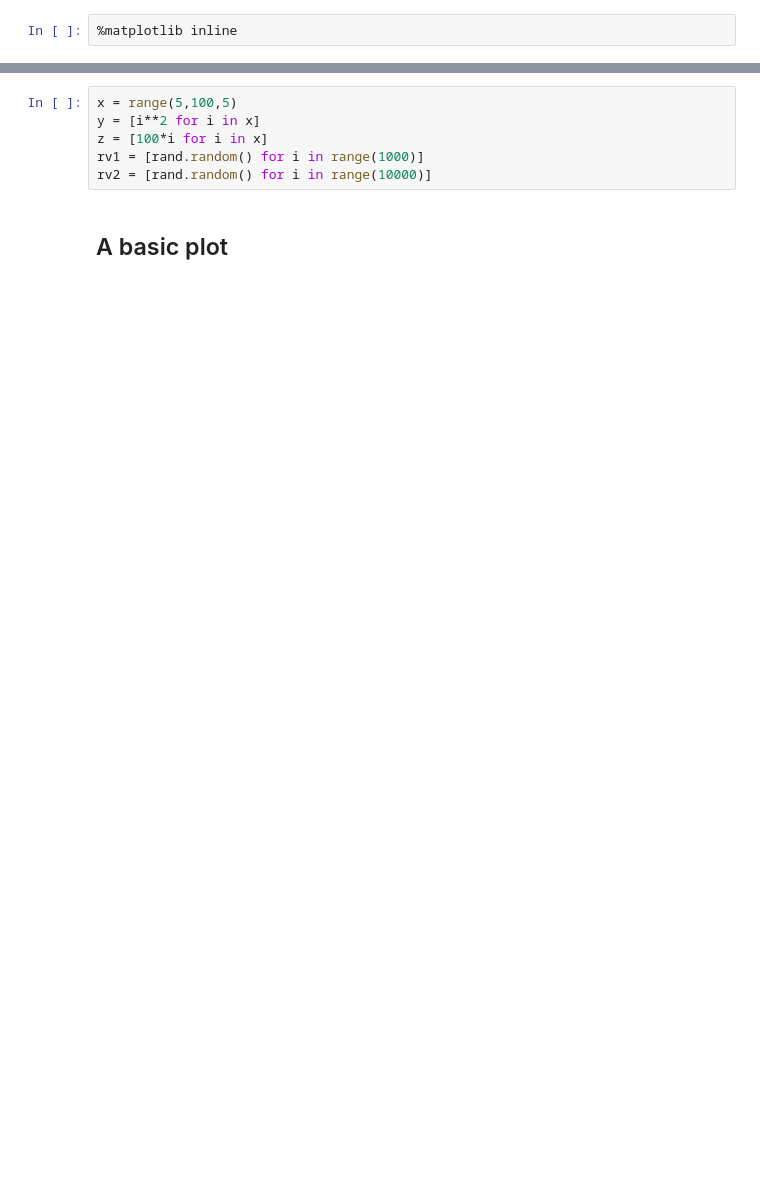
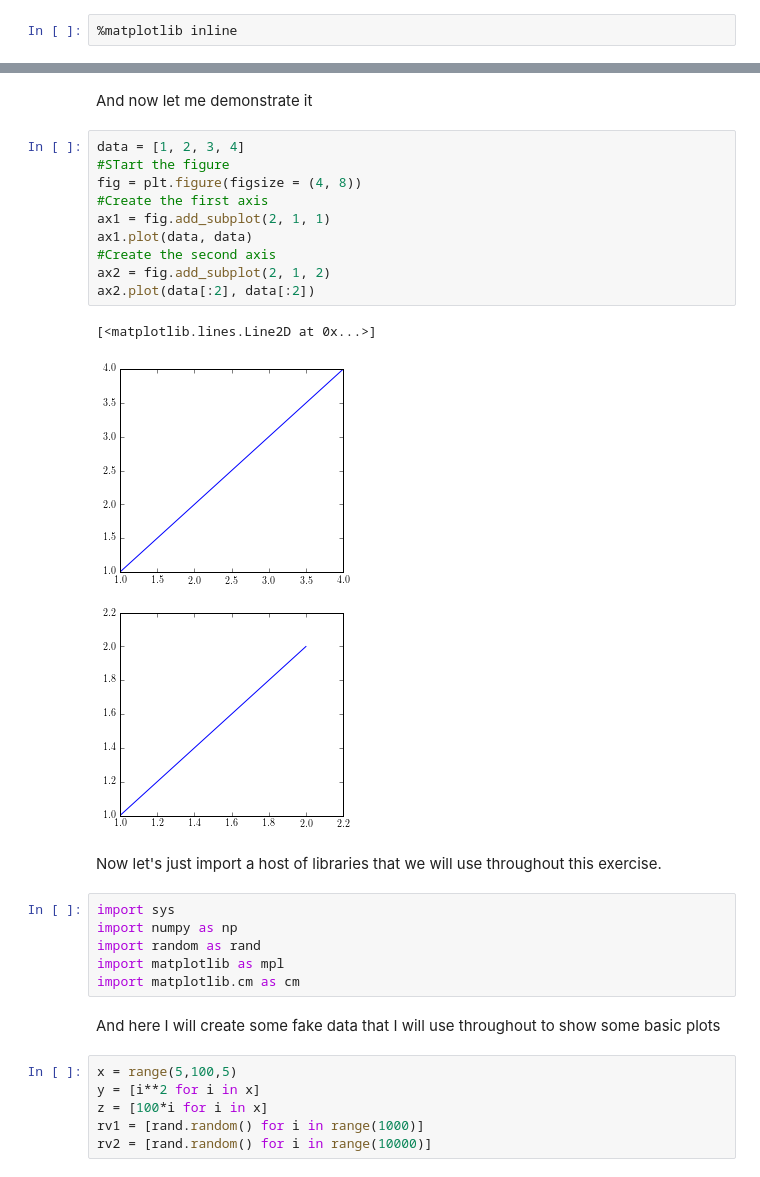
Before and after one commit to amarallab/Introduction-to-Python-Programming-and-Data-Science, a Jupyter notebook: Python-Basics/Data-Visualization.ipynb, the cells around one changed output, grey strips where cells are left out. Cells and saved outputs as stored; diff of their text form; blank space fills up the shorter version.

```diff
--- a/Python-Basics/Data-Visualization.ipynb
+++ b/Python-Basics/Data-Visualization.ipynb
@@ -16,8 +129,31 @@ import matplotlib.cm as cm
+# %% [markdown]
+And now let me demonstrate it
+# %%
+data = [1, 2, 3, 4]
+#STart the figure
+fig = plt.figure(figsize = (4, 8))
+#Create the first axis
+ax1 = fig.add_subplot(2, 1, 1)
+ax1.plot(data, data)
+#Create the second axis
+ax2 = fig.add_subplot(2, 1, 2)
+ax2.plot(data[:2], data[:2])
+# %% [output]
+[<matplotlib.lines.Line2D at 0x...>]
+[figure, added]
+# %% [markdown]
+Now let's just import a host of libraries that we will use throughout this exercise.
+# %%
+import sys
+import numpy as np
+import random as rand
+import matplotlib as mpl
+import matplotlib.cm as cm
+# %% [markdown]
+And here I will create some fake data that I will use throughout to show some basic plots
 # %%
 x = range(5,100,5)
 y = [i**2 for i in x]
 z = [100*i for i in x]
 rv1 = [rand.random() for i in range(1000)]
 rv2 = [rand.random() for i in range(10000)]
-# %% [markdown]
-## A basic plot
```
Also changed, not shown: parts of 67 cells of this notebook, 3 other files.
